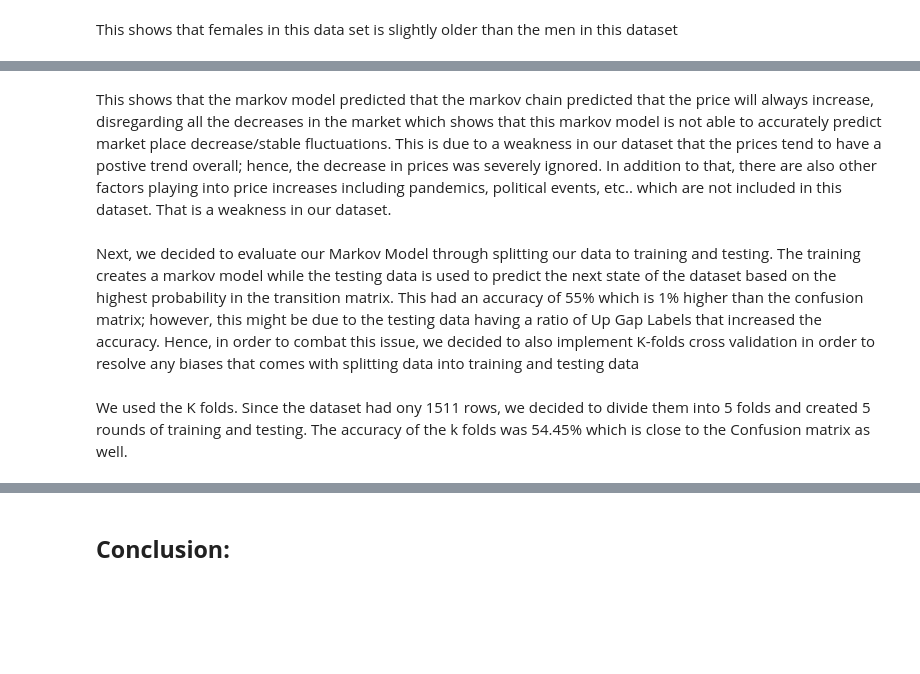
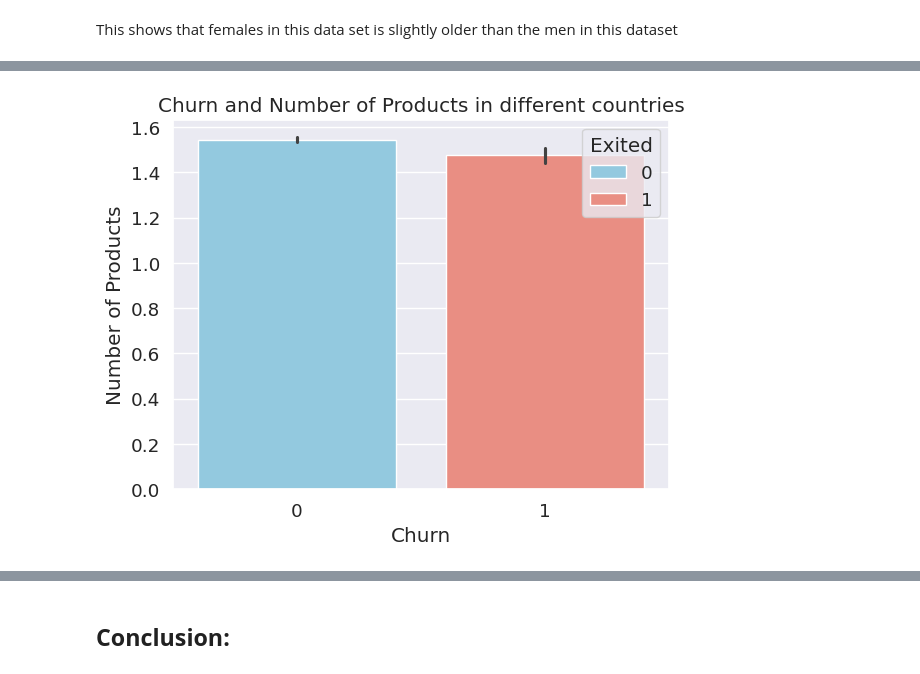
Before and after one commit to Jowayria-27/Artifical-Intelligence-Project, a Jupyter notebook: Customer_Churn.ipynb, the cells around one changed output, grey strips where cells are left out. Cells and saved outputs as stored; diff of their text form; code cells hidden in the pictures; blank space fills up the shorter version.

```diff
--- a/Customer_Churn.ipynb
+++ b/Customer_Churn.ipynb
@@ -493,5 +539,0 @@ Now, since we want to predict stock fluctuations, we will now create a new colum
-# %%
-df['Trading_Gap'] = df['Open']-df['Close'].shift(1)
-df['Gap_Label'] = np.where(df['Trading_Gap'] > 0, 'Up',
-                           np.where(df['Trading_Gap'] < 0, 'Down', 'Stable'))
-df.head(10)
@@ -742,2 +539,0 @@ print("\nAccuracy:", accuracy)
-# %% [markdown]
-This shows that the markov model predicted that the markov chain predicted that the price will always increase, disregarding all the decreases in the market which shows that this markov model is not able to accurately predict market place decrease/stable fluctuations. This is due to a weakness in our dataset that the prices tend to have a postive trend overall; hence, the decrease in prices was severely ignored. In addition to that, there are also other factors playing into price increases including pandemics, political events, etc.. which are not included in this dataset. That is a weakness in our dataset.
@@ -779,2 +539,0 @@ print("Accuracy:", accuracy)
-# %% [markdown]
-Next, we decided to evaluate our Markov Model through splitting our data to training and testing. The training creates a markov model while the testing data is used to predict the next state of the dataset based on the highest probability in the transition matrix. This had an accuracy of 55% which is 1% higher than the confusion matrix; however, this might be due to the testing data having a ratio of Up Gap Labels that increased the accuracy. Hence, in order to combat this issue, we decided to also implement K-folds cross validation in order to resolve any biases that comes with splitting data into training and testing data
@@ -827,2 +540,8 @@ print(f"Average Accuracy over {k} folds:", average_accuracy)
-# %% [markdown]
-We used the K folds. Since the dataset had ony 1511 rows, we decided to divide them into 5 folds and created 5 rounds of training and testing. The accuracy of the k folds was 54.45% which is close to the Confusion matrix as well.
+# %%
+sns.barplot(data=df, x='Exited', y='NumOfProducts' , hue='Exited', palette=['skyblue', 'salmon','gold'])
+plt.xlabel('Churn')
+plt.ylabel('Number of Products')
+plt.title('Churn and Number of Products in different countries')
+plt.show()
+# %% [output]
+[figure, added]
```
Also changed, not shown: parts of 68 cells of this notebook.
